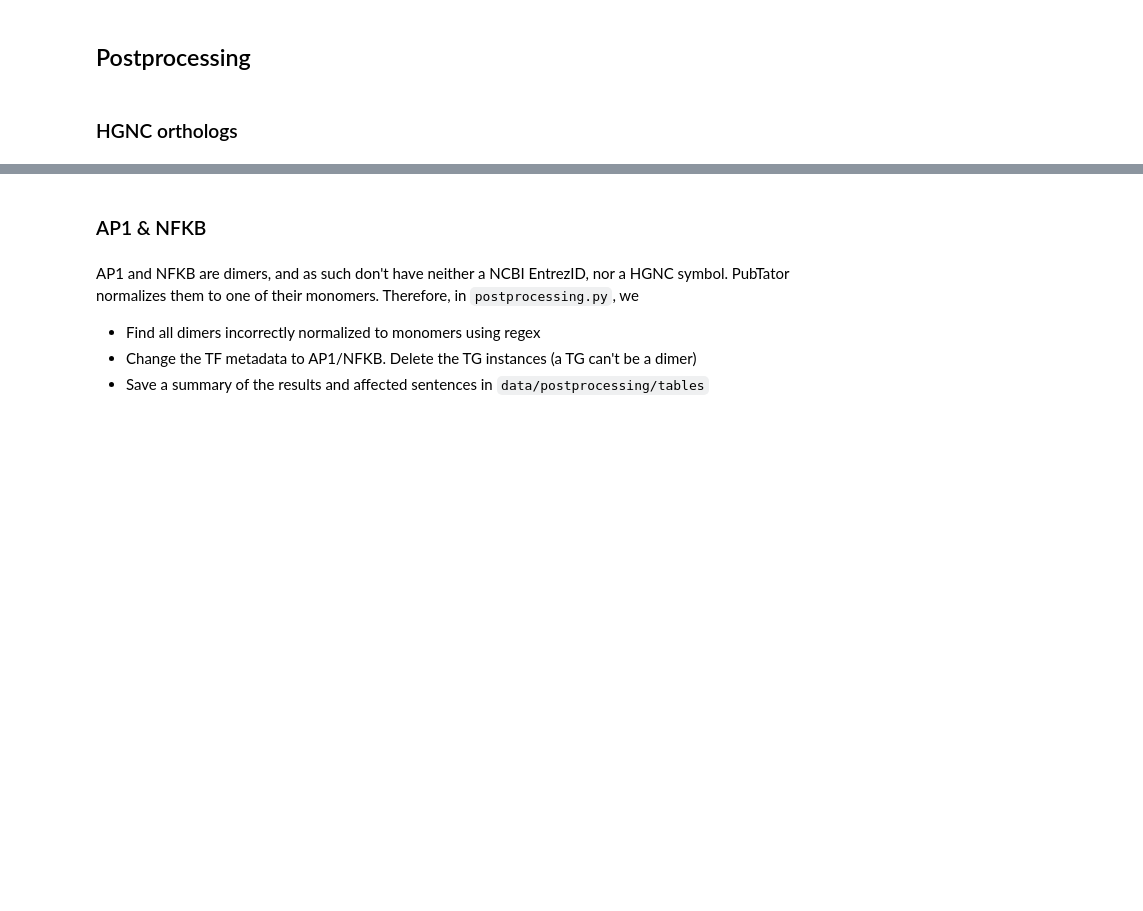
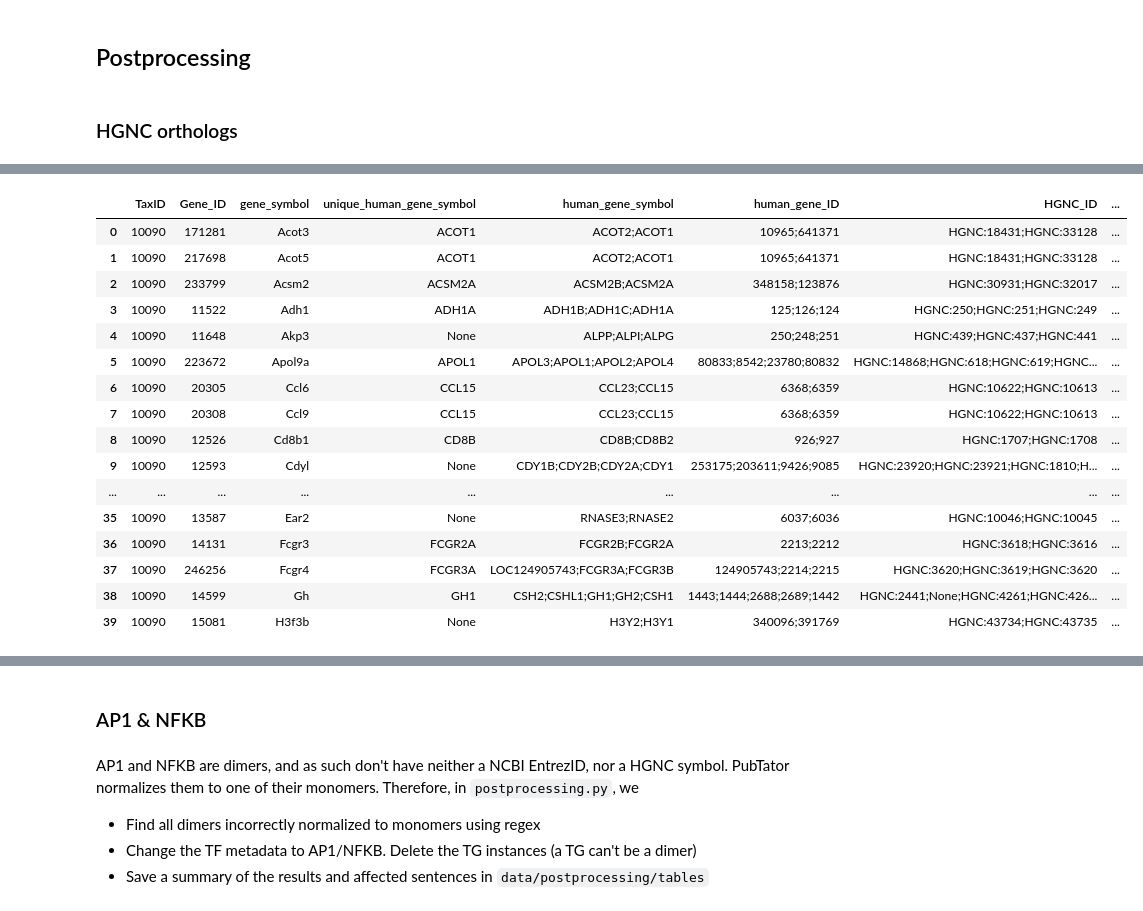
Before and after one commit to Rbbt-Workflows/ExTRI2, a Jupyter notebook: scripts/postprocessing/postprocessing_checkings.ipynb, the cells around one changed output, grey strips where cells are left out. Cells and saved outputs as stored; diff of their text form; code cells hidden in the pictures; blank space fills up the shorter version.

```diff
--- a/scripts/postprocessing/postprocessing_checkings.ipynb
+++ b/scripts/postprocessing/postprocessing_checkings.ipynb
@@ -97,3 +163,101 @@ For mapping Ensembl to NCBI:
+# %%
+def get_unique_human_symbol_index(row):
+    '''
+    Get the index of the unique human gene symbol following these rules:
+    1) Return exact lowercase match, if any
+    2) First gene family member (e.g. ACSM2A for ACSM2; if multiple, take the one with the smallest numeric suffix)
+    3) If no match, return None
+    '''
+    # Get rodent symbol & human symbols
+    rodent_symbol = row['gene_symbol'].upper()
+    human_symbols = row['human_gene_symbol'].upper().split(";")
+
+    # If there's only one symbol, return index 0
+    if len(human_symbols) == 1:
+        return 0
+
+    # 1) Exact match (case-insensitive)
+    for i, c in enumerate(human_symbols):
+        if c == rodent_symbol:
+            return i
+
+    # 2) Apply first gene family member rule:
+    # Assumption: gene names are formed by "[A-Z]+[0-9]*[A-Z]?"
+    # Extract family stem and number (e.g. ADH1 -> stem=ADH, number=1)
+    m = re.match(r'^([A-Z]+)(\d+)?([A-Z]?)(\d+)?$', rodent_symbol)
+    stem = m.group(1) if m else rodent_symbol
+    num = m.group(2) if (m and m.group(2)) else None
+    letter = m.group(3) if (m and m.group(3)) else None
+    num2 = m.group(4) if (m and m.group(4)) else None
+
+    # Get human symbols that start with the same stem
+    candidates = [(i, hs) for i, hs in enumerate(human_symbols) if hs.startswith(stem)]
+    if not candidates:
+        return None
+
+    # Prefer candidates that match the stem
+    for i, hs in candidates:
+        if hs == stem:
+            return i
+
+    # If there is a number, prefer same numeric family (e.g. ADH1A over ADH2A)
+    if num:
+        same_family = [(i, hs) for i, hs in candidates if hs.startswith(stem + num)]
+
+        if same_family:
+            # Prefer exact stem+num (if present), else smallest suffix
+            exact = [i for i, hs in same_family if hs == stem + num]
+            if exact:
+                return exact[0]
+            same_family.sort(key=lambda x: x[1])
+            return same_family[0][0]
+
+    # Otherwise, just pick smallest lexicographic suffix (first family member)
+    candidates.sort(key=lambda x: x[1])
+    return candidates[0][0]
+
+def assign_unique_human_fields(row):
+    '''Helper function to assign unique fields based on index'''
+    idx = get_unique_human_symbol_index(row)
+
+    if idx is None:
+        return pd.Series({
+            'unique_human_gene_ID': 'None',
+            'unique_human_gene_symbol':  'None',
+        })
+
+    return pd.Series({
+        'unique_human_gene_ID': row['human_gene_ID'].split(';')[idx],
+        'unique_human_gene_symbol': row['human_gene_symbol'].split(';')[idx],
+    })
+
+orthologs_df = orthologs_df.drop(columns=['unique_human_gene_ID', 'unique_human_gene_symbol'])
+orthologs_df = orthologs_df.join(orthologs_df.apply(assign_unique_human_fields, axis=1))
+
+m = (orthologs_df['human_gene_ID'].str.contains(';')) & (orthologs_df['unique_human_gene_symbol'].str.upper() != orthologs_df['gene_symbol'].str.upper())
+cols_first = ['TaxID', 'Gene_ID', 'gene_symbol', 'unique_human_gene_symbol', 'human_gene_symbol', 'human_gene_ID', 'HGNC_ID']
+orthologs_to_check = orthologs_df[m][cols_first + [c for c in orthologs_df.columns if c not in cols_first]].sort_values(by=['gene_symbol', 'TaxID']).reset_index(drop=True)
+
+pd.set_option('display.max_colwidth', 40)
+orthologs_to_check[:40]
+# %% [output]
+|  | TaxID | Gene_ID | gene_symbol | unique_human_gene_symbol | human_gene_symbol | human_gene_ID | HGNC_ID | ... |
+| 0 | 10090 | 171281 | Acot3 | ACOT1 | ACOT2;ACOT1 | 10965;641371 | HGNC:18431;HGNC:33128 | ... |
+| 1 | 10090 | 217698 | Acot5 | ACOT1 | ACOT2;ACOT1 | 10965;641371 | HGNC:18431;HGNC:33128 | ... |
+| 2 | 10090 | 233799 | Acsm2 | ACSM2A | ACSM2B;ACSM2A | 348158;123876 | HGNC:30931;HGNC:32017 | ... |
+| 3 | 10090 | 11522 | Adh1 | ADH1A | ADH1B;ADH1C;ADH1A | 125;126;124 | HGNC:250;HGNC:251;HGNC:249 | ... |
+| 4 | 10090 | 11648 | Akp3 | None | ALPP;ALPI;ALPG | 250;248;251 | HGNC:439;HGNC:437;HGNC:441 | ... |
+| 5 | 10090 | 223672 | Apol9a | APOL1 | APOL3;APOL1;APOL2;APOL4 | 80833;8542;23780;80832 | HGNC:14868;HGNC:618;HGNC:619;HGNC... | ... |
+| 6 | 10090 | 20305 | Ccl6 | CCL15 | CCL23;CCL15 | 6368;6359 | HGNC:10622;HGNC:10613 | ... |
+| 7 | 10090 | 20308 | Ccl9 | CCL15 | CCL23;CCL15 | 6368;6359 | HGNC:10622;HGNC:10613 | ... |
+| 8 | 10090 | 12526 | Cd8b1 | CD8B | CD8B;CD8B2 | 926;927 | HGNC:1707;HGNC:1708 | ... |
+| 9 | 10090 | 12593 | Cdyl | None | CDY1B;CDY2B;CDY2A;CDY1 | 253175;203611;9426;9085 | HGNC:23920;HGNC:23921;HGNC:1810;H... | ... |
+| ... | ... | ... | ... | ... | ... | ... | ... | ... |
+| 35 | 10090 | 13587 | Ear2 | None | RNASE3;RNASE2 | 6037;6036 | HGNC:10046;HGNC:10045 | ... |
+| 36 | 10090 | 14131 | Fcgr3 | FCGR2A | FCGR2B;FCGR2A | 2213;2212 | HGNC:3618;HGNC:3616 | ... |
+| 37 | 10090 | 246256 | Fcgr4 | FCGR3A | LOC124905743;FCGR3A;FCGR3B | 124905743;2214;2215 | HGNC:3620;HGNC:3619;HGNC:3620 | ... |
+| 38 | 10090 | 14599 | Gh | GH1 | CSH2;CSHL1;GH1;GH2;CSH1 | 1443;1444;2688;2689;1442 | HGNC:2441;None;HGNC:4261;HGNC:426... | ... |
+| 39 | 10090 | 15081 | H3f3b | None | H3Y2;H3Y1 | 340096;391769 | HGNC:43734;HGNC:43735 | ... |
 # %%
 ## CHECK THE DISTRUBTION OF TF TYPES PER HUMAN MAPPING
 # Check whether any TF_human_symbol has multiple TF types from different rodent orthologs
```
Also changed, not shown: parts of 10 cells of this notebook, 2 other files.
